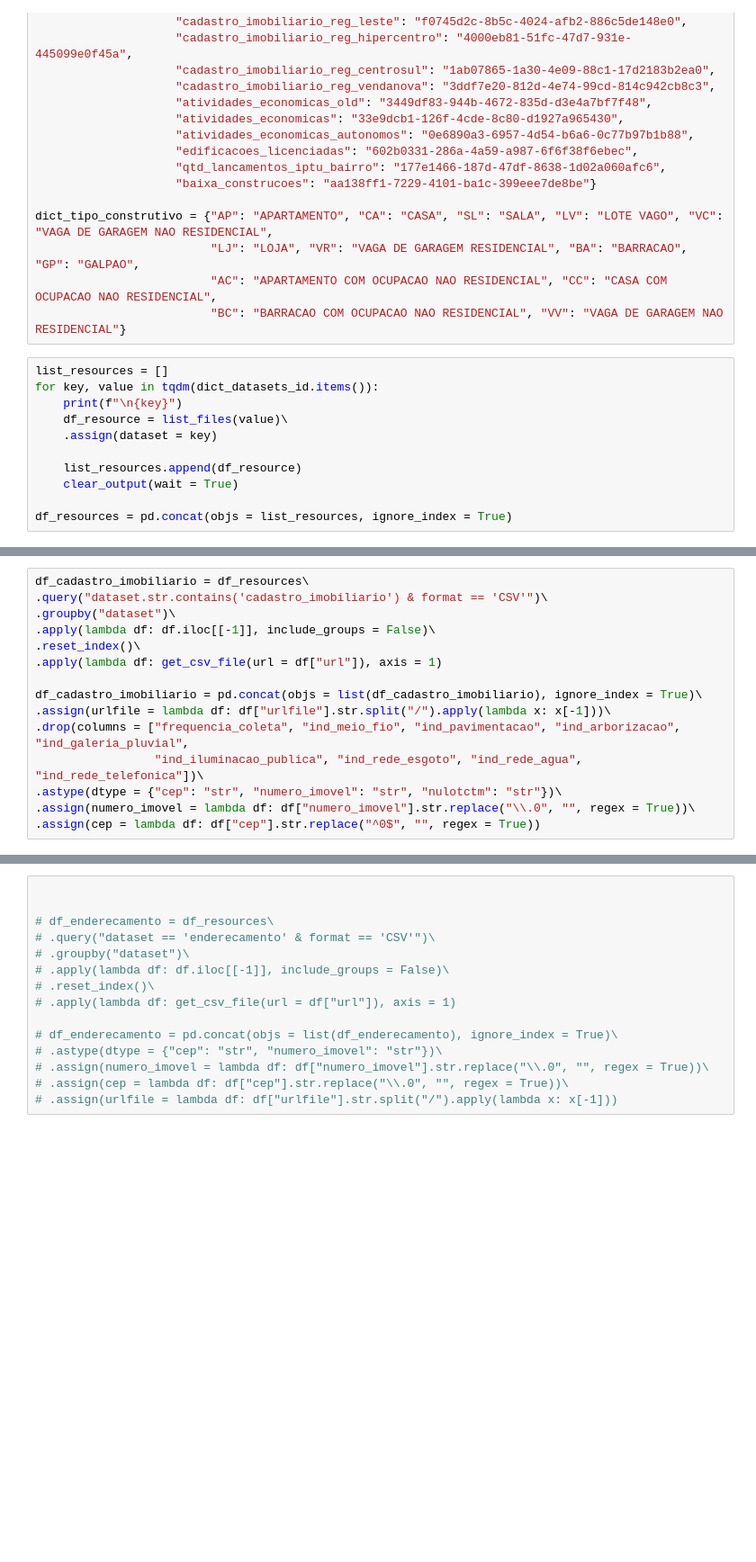
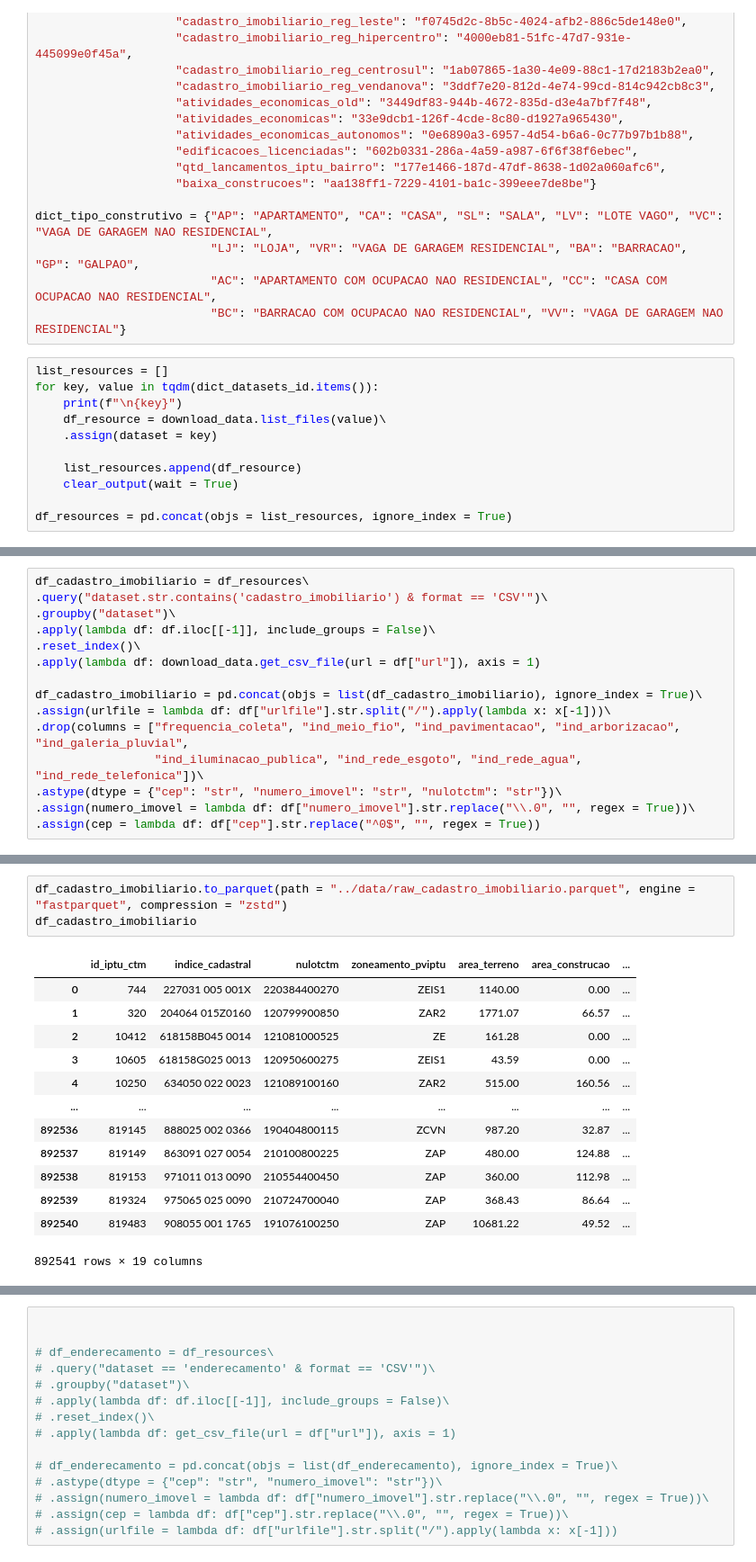
Before and after one commit to gustavohpgodinho/belo_horizonte_real_estate_market, a Jupyter notebook: 00_download_data.ipynb, the cells around one changed output, grey strips where cells are left out. Shown at 90% size. Saved outputs shown, nothing was run; the diff lists cells and outputs as text; blank space fills up the shorter version.

```diff
--- a/00_download_data.ipynb
+++ b/00_download_data.ipynb
@@ -102,7 +37,7 @@ dict_tipo_construtivo = {"AP": "APARTAMENTO", "CA": "CASA", "SL": "SALA", "LV":
 list_resources = []
 for key, value in tqdm(dict_datasets_id.items()):
     print(f"\n{key}")
-    df_resource = list_files(value)\
+    df_resource = download_data.list_files(value)\
     .assign(dataset = key)
 
     list_resources.append(df_resource)
@@ -149,7 +103,7 @@ df_cadastro_imobiliario = df_resources\
 .groupby("dataset")\
 .apply(lambda df: df.iloc[[-1]], include_groups = False)\
 .reset_index()\
-.apply(lambda df: get_csv_file(url = df["url"]), axis = 1)
+.apply(lambda df: download_data.get_csv_file(url = df["url"]), axis = 1)
 
 df_cadastro_imobiliario = pd.concat(objs = list(df_cadastro_imobiliario), ignore_index = True)\
 .assign(urlfile = lambda df: df["urlfile"].str.split("/").apply(lambda x: x[-1]))\
@@ -163 +126,18 @@ KeyboardInterrupt:
+# %%
+df_cadastro_imobiliario.to_parquet(path = "../data/raw_cadastro_imobiliario.parquet", engine = "fastparquet", compression = "zstd")
+df_cadastro_imobiliario
+# %% [output]
+|  | id_iptu_ctm | indice_cadastral | nulotctm | zoneamento_pviptu | area_terreno | area_construcao | ... |
+| 0 | 744 | 227031 005 001X | 220384400270 | ZEIS1 | 1140.00 | 0.00 | ... |
+| 1 | 320 | 204064 015Z0160 | 120799900850 | ZAR2 | 1771.07 | 66.57 | ... |
+| 2 | 10412 | 618158B045 0014 | 121081000525 | ZE | 161.28 | 0.00 | ... |
+| 3 | 10605 | 618158G025 0013 | 120950600275 | ZEIS1 | 43.59 | 0.00 | ... |
+| 4 | 10250 | 634050 022 0023 | 121089100160 | ZAR2 | 515.00 | 160.56 | ... |
+| ... | ... | ... | ... | ... | ... | ... | ... |
+| 892536 | 819145 | 888025 002 0366 | 190404800115 | ZCVN | 987.20 | 32.87 | ... |
+| 892537 | 819149 | 863091 027 0054 | 210100800225 | ZAP | 480.00 | 124.88 | ... |
+| 892538 | 819153 | 971011 013 0090 | 210554400450 | ZAP | 360.00 | 112.98 | ... |
+| 892539 | 819324 | 975065 025 0090 | 210724700040 | ZAP | 368.43 | 86.64 | ... |
+| 892540 | 819483 | 908055 001 1765 | 191076100250 | ZAP | 10681.22 | 49.52 | ... |
+892541 rows × 19 columns
 # %%
```
Also changed, not shown: parts of 7 cells of this notebook, 7 other files.
